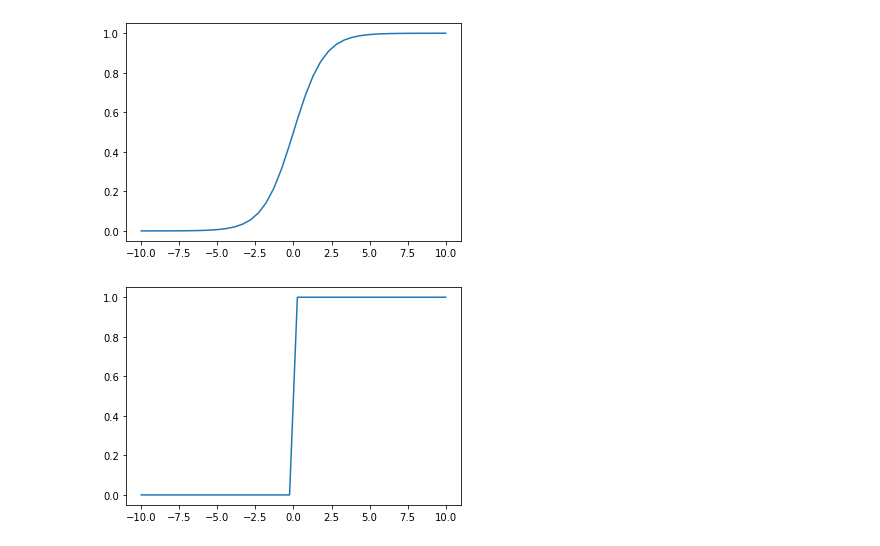
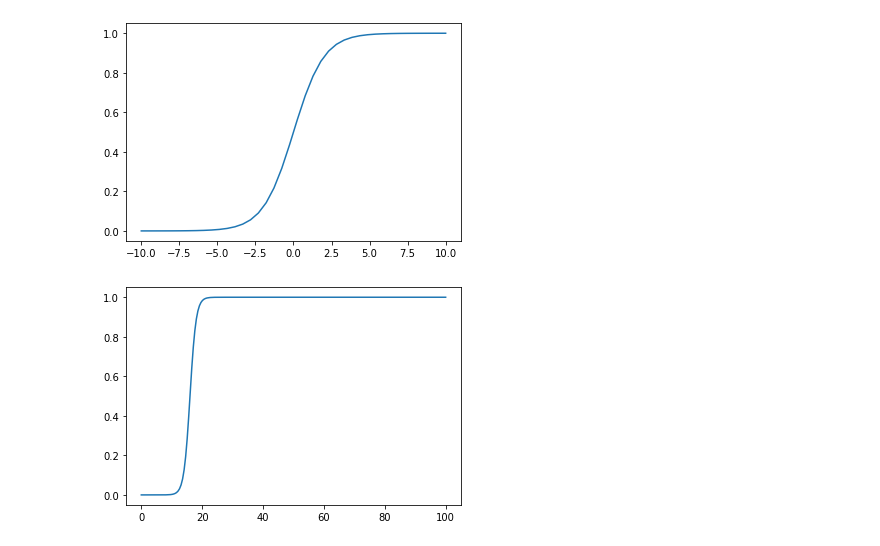
Before and after one commit to nsragow/UniversalApproximationBlog, a Jupyter notebook: UAT.ipynb, the cells around one changed output. Drawn from its saved outputs; the diff is of its cells as text; code cells hidden in the pictures.

```diff
--- a/UAT.ipynb
+++ b/UAT.ipynb
@@ -32,6 +32,6 @@ plot(approximate_func(activated_neuron_function(0,1)))
 # %% [output]
 [figure]
 # %%
-plot(approximate_func(activated_neuron_function(0,50)))
+plot(approximate_func(activated_neuron_function(-16,1),0,100))
 # %% [output]
-[figure, old version]
+[figure, new version]
```
Also changed, not shown: parts of 7 cells of this notebook.
